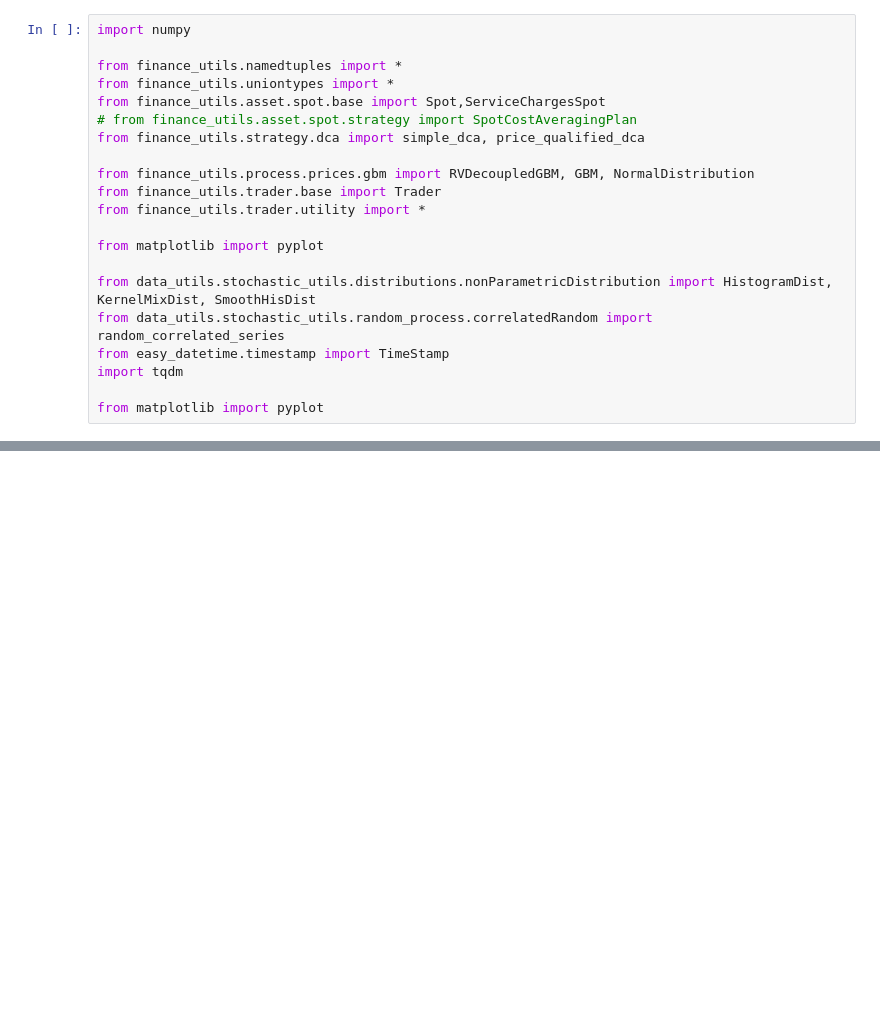
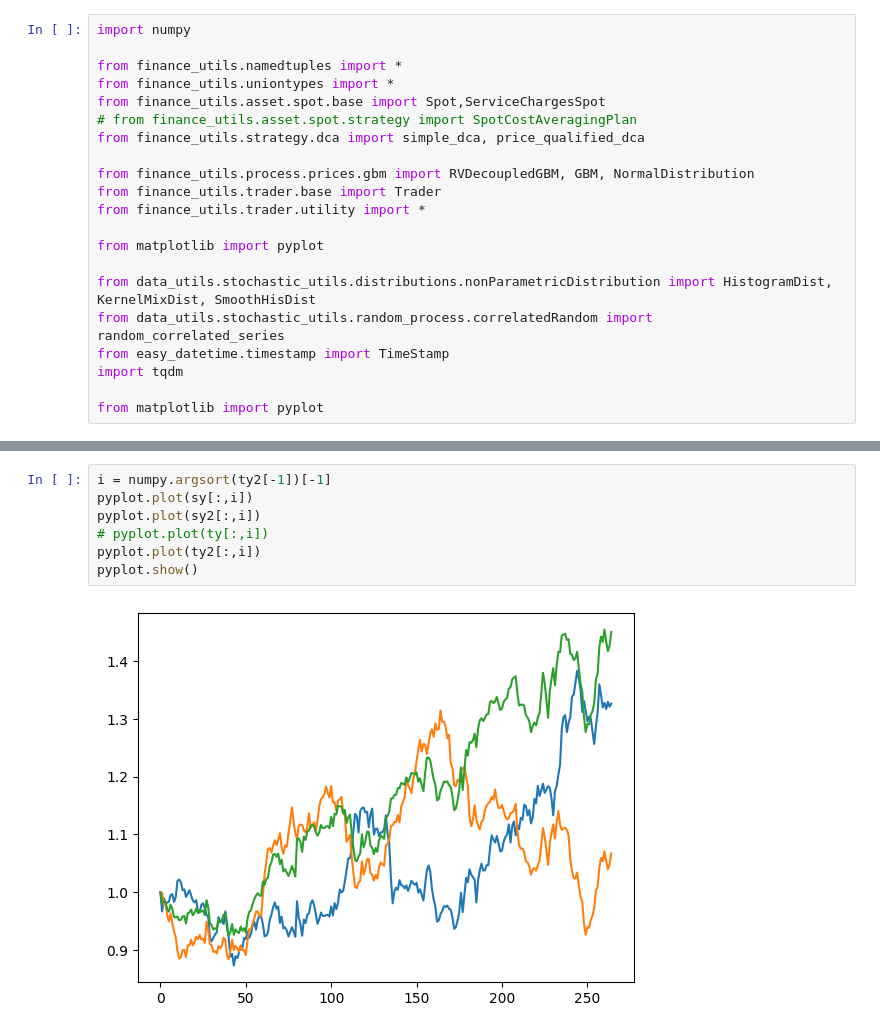
Before and after one commit to Sy-Sang/finance_utils, a Jupyter notebook: finance_utils/asset/spot/nb/nb4.ipynb, the cells around one changed output, grey strips where cells are left out. Saved outputs shown, nothing was run; the diff lists cells and outputs as text; blank space fills up the shorter version.

```diff
--- a/finance_utils/asset/spot/nb/nb4.ipynb
+++ b/finance_utils/asset/spot/nb/nb4.ipynb
@@ -160,0 +135,9 @@ pyplot.show()
+# %%
+i = numpy.argsort(ty2[-1])[-1]
+pyplot.plot(sy[:,i])
+pyplot.plot(sy2[:,i])
+# pyplot.plot(ty[:,i])
+pyplot.plot(ty2[:,i])
+pyplot.show()
+# %% [output]
+[figure, added]
```
Also changed, not shown: parts of 7 cells of this notebook, 1 other file.
